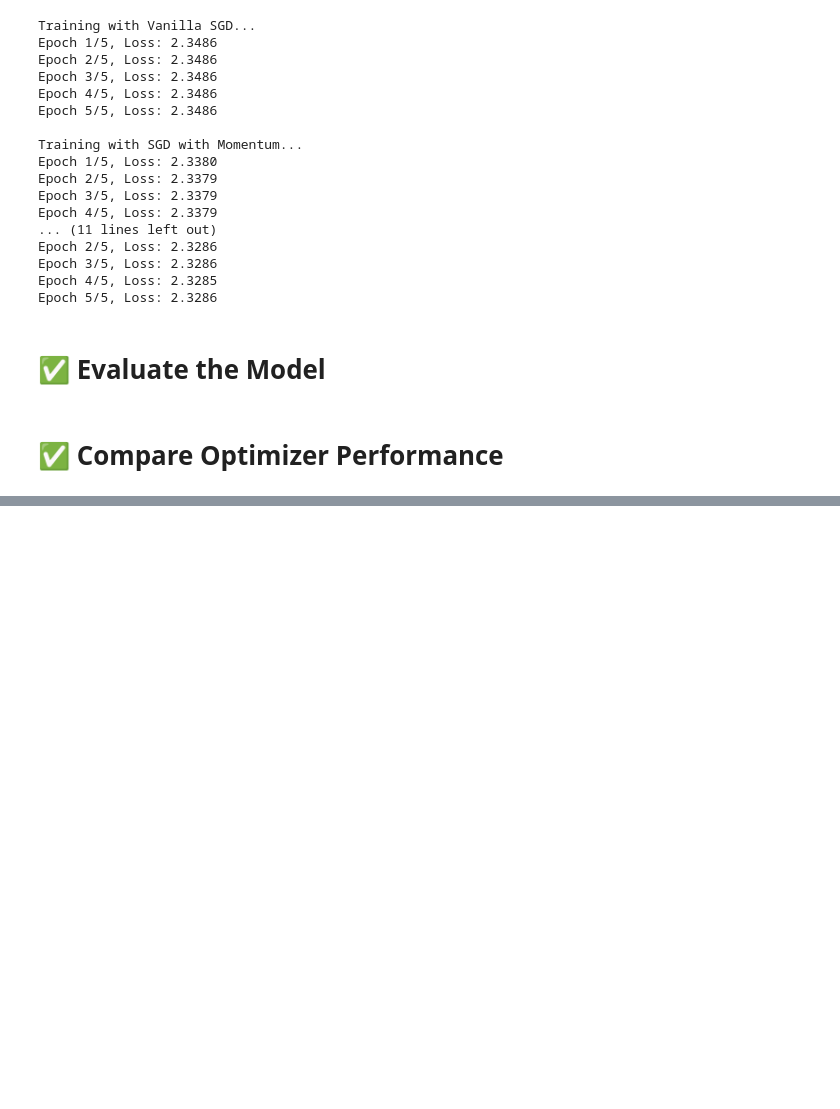
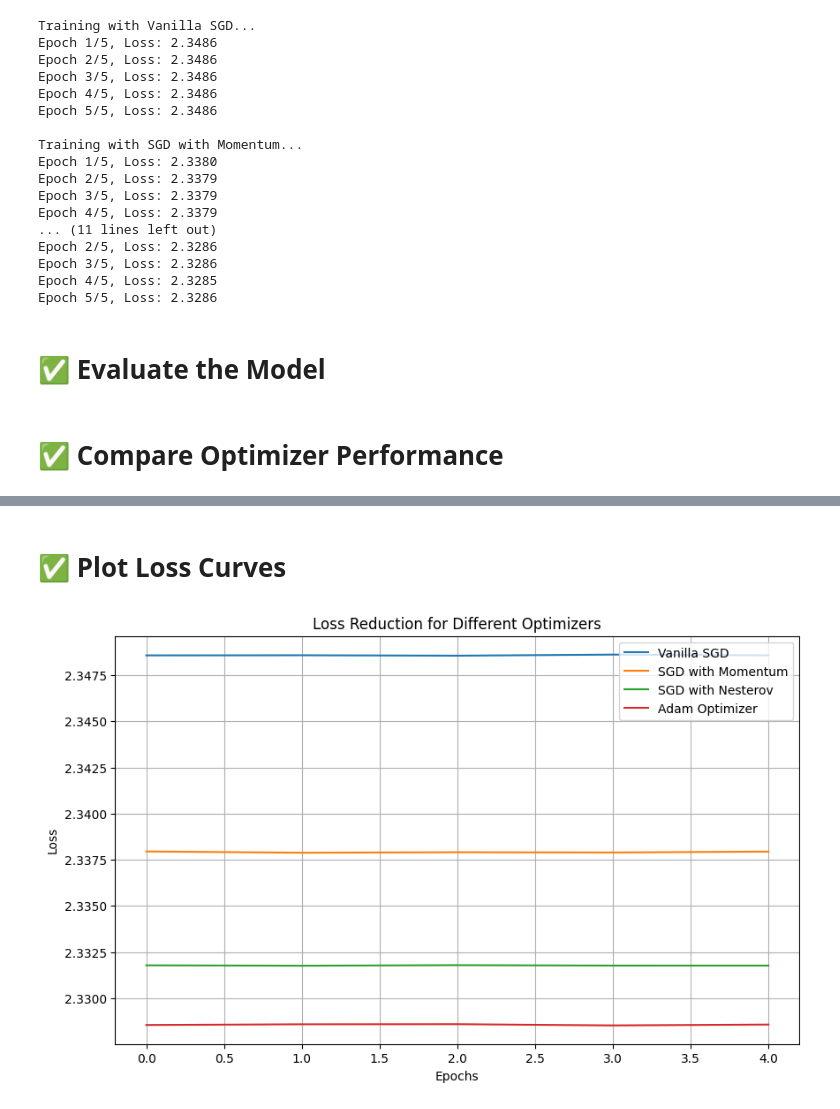
Before and after one commit to Phionanamugga/mnist_SGD, a Jupyter notebook: notebooks/sgd_deep_learning.ipynb, the cells around one changed output, grey strips where cells are left out. Saved outputs shown, nothing was run; the diff lists cells and outputs as text; code cells hidden in the pictures; blank space fills up the shorter version.

Commit message:
plots loss curves[Delivers#188920453]

```diff
--- a/notebooks/sgd_deep_learning.ipynb
+++ b/notebooks/sgd_deep_learning.ipynb
@@ -138,0 +157,15 @@ for name, _ in optimizers.items():
+# %% [markdown]
+# ✅ Plot Loss Curves
+# %%
+plt.figure(figsize=(10,6))
+for name, losses in loss_results.items():
+    plt.plot(losses, label=name)
+
+plt.xlabel("Epochs")
+plt.ylabel("Loss")
+plt.title("Loss Reduction for Different Optimizers")
+plt.legend()
+plt.grid()
+plt.show()
+# %% [output]
+[figure, added]
```
Also changed, not shown: parts of 1 cell of this notebook.
